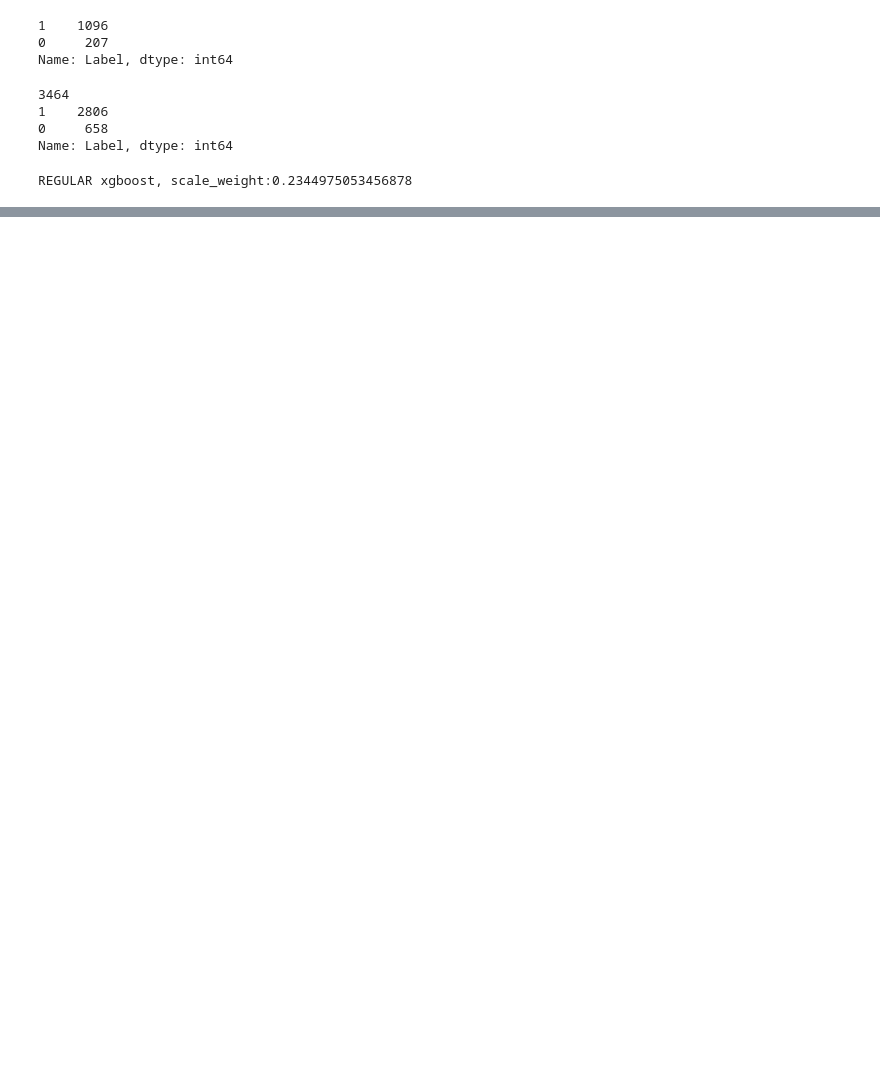
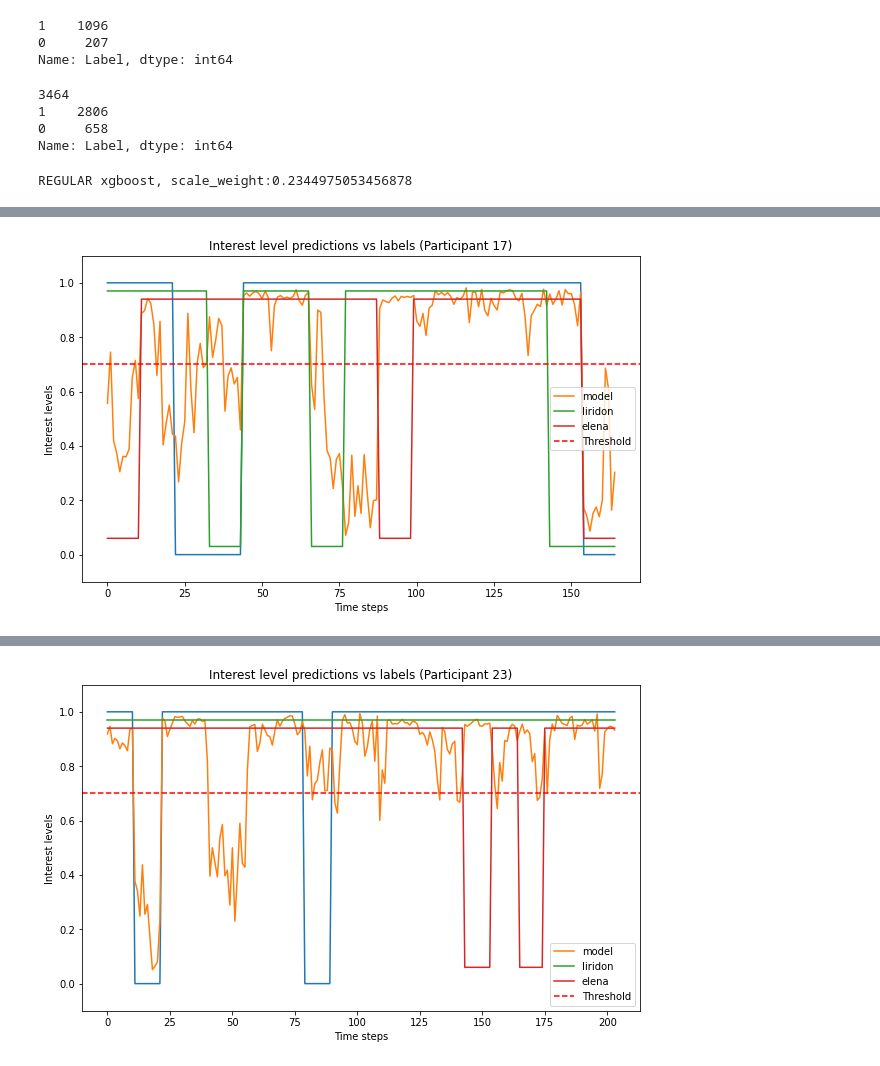
Before and after one commit to ramon284/Interest-predictor, a Jupyter notebook: zpredict.ipynb, the cells around one changed output, grey strips where cells are left out. Saved outputs shown, nothing was run; the diff lists cells and outputs as text; code cells hidden in the pictures; blank space fills up the shorter version.

```diff
--- a/zpredict.ipynb
+++ b/zpredict.ipynb
@@ -660 +613,64 @@ weighted avg       0.75      0.58      0.60       168
 [figure]
+# %%
+test_indices = [17, 23, 32]
+y_pred_agg = []
+realLabels_agg = []
+liridon_agg = []
+elena_agg = []
+sunny_agg = []
+for ind in test_indices:
+    temptest = f"human_labels/{ind}.csv"
+
+    chunked_df = preprocess_and_chunk(temptest, chunk_size, humanCheck=True)
+    otherDF = chunked_df.copy(deep=True)
+    liridonLabels = otherDF['liridonLabels'].tolist()
+    liridon_agg += liridonLabels
+    elenaLabels = otherDF['elenaLabels'].tolist()
+    elena_agg += elenaLabels
+    sunnyLabels = otherDF['sunnyLabels'].tolist()
+
+    liridonGraph = [0.03 if x == 0 else 0.97 for x in liridonLabels]
+    elenaGraph = [0.06 if x == 0 else 0.94 for x in elenaLabels]
+
+    otherDF = otherDF.drop(columns=['Label', 'Frame', 'liridonLabels', 'elenaLabels', 'sunnyLabels'])
+    otherDF = otherDF.fillna(otherDF.median())
+
+    y_pred_proba = svm_clf.predict_proba(otherDF)
+    y_pred = svm_clf.predict(otherDF)
+    y_pred_agg += y_pred.tolist()
+    realLabels = chunked_df['Label'].tolist()
+    realLabels_agg += realLabels
+
+    print(f"MODEL PREDICTIONS:\n{classification_report(realLabels, y_pred)}")
+    print(f"LIRIDON PREDICTIONS:\n{classification_report(realLabels, liridonLabels)}")
+    print(f"ELENA PREDICTIONS:\n{classification_report(realLabels, elenaLabels)}")
+
+    # for x,y in zip(y_pred_proba, y_pred):
+    #     print(round(x[1],2),y)
+
+    temp = []
+    for x in y_pred_proba:
+        temp.append(x[1])
+    temp = smooth_data(temp, 1)
+
+    import matplotlib.pyplot as plt
+
+    plt.figure(figsize=(10,6))
+    plt.plot(chunked_df.index, chunked_df['Label'])
+    plt.plot(range(len(temp)), temp, label='model')
+    plt.plot(range(len(liridonGraph)), liridonGraph, label='liridon')
+    plt.plot(range(len(elenaGraph)), elenaGraph, label='elena')
+    plt.axhline(0.7, color='r', linestyle='--', label='Threshold')
+
+
+    plt.xlabel('Time steps')
+    plt.ylabel('Interest levels')
+    plt.title(f'Interest level predictions vs labels (Participant {ind})')
+    plt.ylim([-0.1, 1.1])  # this ensures that the y-axis is scaled appropriately for binary data
+    plt.legend()
+    plt.show()
+print('--------------------------- FINAL SCORE ---------------------------')
+print(f"MODEL PREDICTIONS:\n{classification_report(realLabels_agg, y_pred_agg)}")
+print(f"LIRIDON PREDICTIONS:\n{classification_report(realLabels_agg, liridon_agg)}")
+print(f"ELENA PREDICTIONS:\n{classification_report(realLabels_agg, elena_agg)}")
+# %% [output]
@@ -660,0 +694 @@ weighted avg       0.75      0.58      0.60       168
+[figure, added]
@@ -660,0 +712 @@ weighted avg       0.75      0.58      0.60       168
+[figure, added]
```
Also changed, not shown: parts of 14 cells of this notebook.
